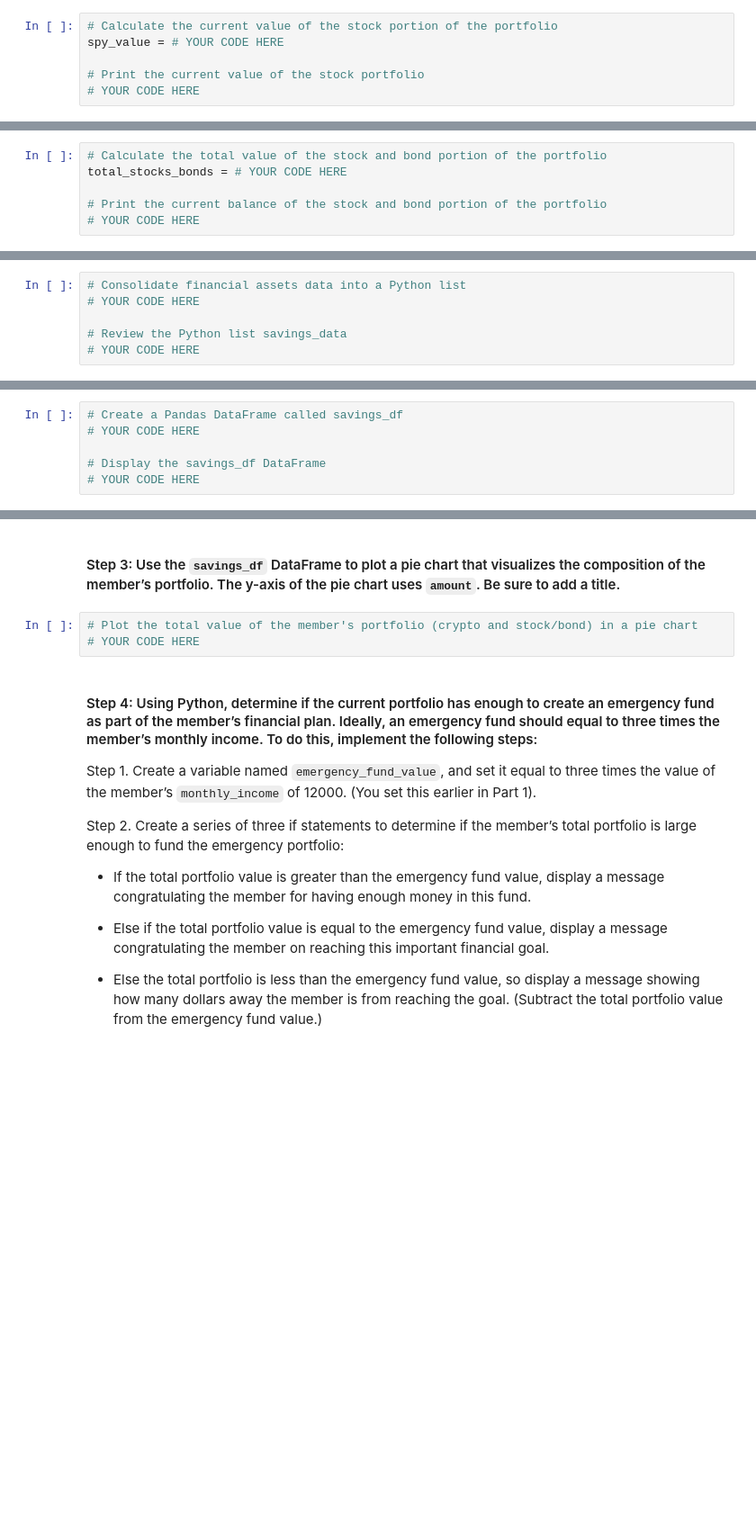
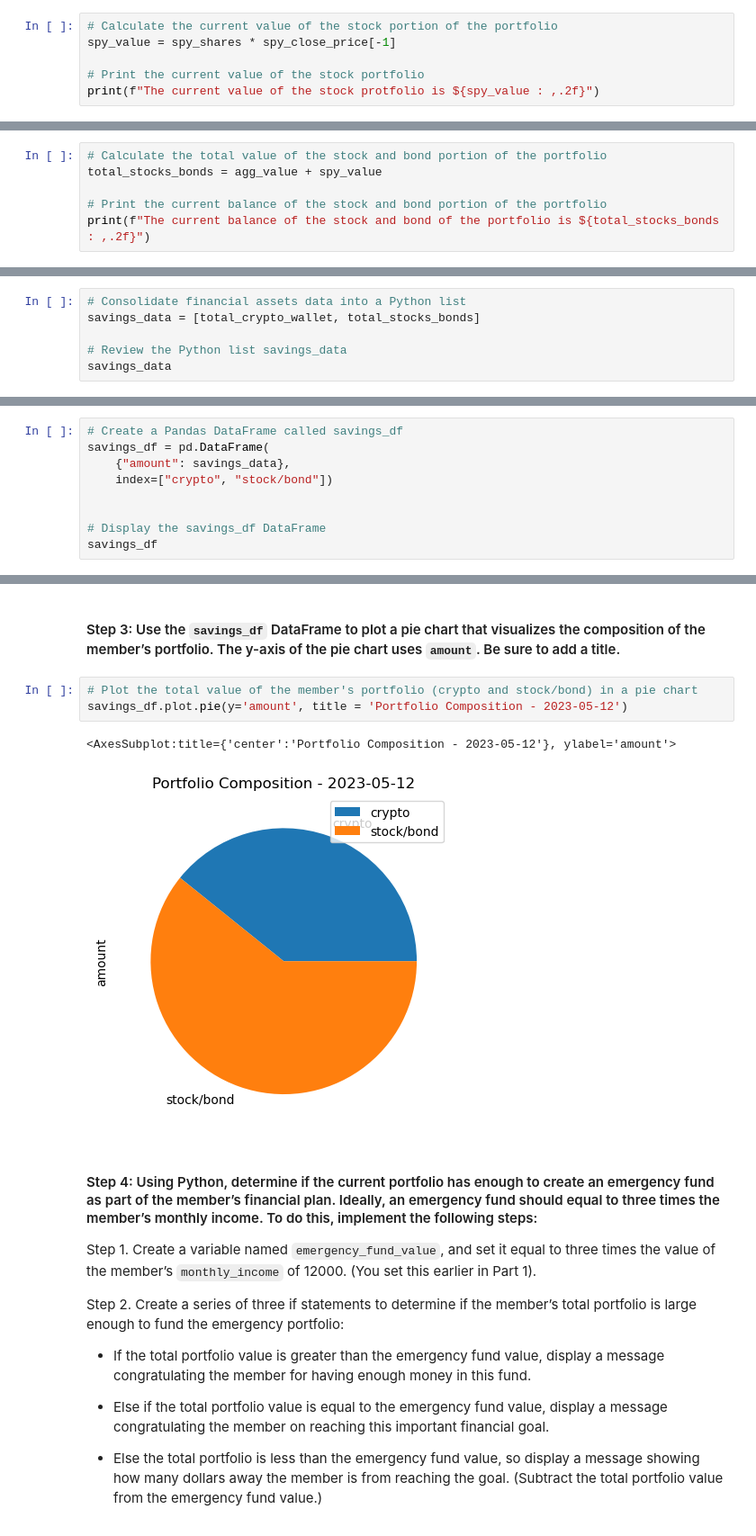
Before and after one commit to alexnovis1/Columbia_Module_5, a Jupyter notebook: financial_planning_tools.ipynb, the cells around one changed output, grey strips where cells are left out. Shown: that part at 90% size. Drawn from its saved outputs; the diff is of its cells as text; blank space fills up the shorter version.

```diff
--- a/financial_planning_tools.ipynb
+++ b/financial_planning_tools.ipynb
@@ -256,6 +292,6 @@ agg_value = # YOUR CODE HERE
 # %%
 # Calculate the current value of the stock portion of the portfolio
-spy_value = # YOUR CODE HERE
+spy_value = spy_shares * spy_close_price[-1]
 
 # Print the current value of the stock portfolio
-# YOUR CODE HERE
+print(f"The current value of the stock protfolio is ${spy_value : ,.2f}")
@@ -262,6 +300,6 @@ spy_value = # YOUR CODE HERE
 # %%
 # Calculate the total value of the stock and bond portion of the portfolio
-total_stocks_bonds = # YOUR CODE HERE
+total_stocks_bonds = agg_value + spy_value
 
 # Print the current balance of the stock and bond portion of the portfolio
-# YOUR CODE HERE
+print(f"The current balance of the stock and bond of the portfolio is ${total_stocks_bonds : ,.2f}")
@@ -304,7 +346,7 @@ In this section, you’ll use the valuations for the cryptocurrency wallet and f
 #### Step 1: Create a Python list named `savings_data` that has two elements. The first element contains the total value of the cryptocurrency wallet. The second element contains the total value of the stock and bond portions of the portfolio.
 # %%
 # Consolidate financial assets data into a Python list
-# YOUR CODE HERE
+savings_data = [total_crypto_wallet, total_stocks_bonds]
 
 # Review the Python list savings_data
-# YOUR CODE HERE
+savings_data
@@ -318,7 +362,10 @@ In this section, you’ll use the valuations for the cryptocurrency wallet and f
 - `index`: Set this parameter equal to a Python list with the values of `crypto` and `stock/bond`.
 # %%
 # Create a Pandas DataFrame called savings_df
-# YOUR CODE HERE
+savings_df = pd.DataFrame(
+    {"amount": savings_data},
+    index=["crypto", "stock/bond"])
+
 
 # Display the savings_df DataFrame
-# YOUR CODE HERE
+savings_df
@@ -326,7 +377,10 @@ In this section, you’ll use the valuations for the cryptocurrency wallet and f
 #### Step 3: Use the `savings_df` DataFrame to plot a pie chart that visualizes the composition of the member’s portfolio. The y-axis of the pie chart uses `amount`. Be sure to add a title.
 # %%
 # Plot the total value of the member's portfolio (crypto and stock/bond) in a pie chart
-# YOUR CODE HERE
+savings_df.plot.pie(y='amount', title = 'Portfolio Composition - 2023-05-12')
+# %% [output]
+<AxesSubplot:title={'center':'Portfolio Composition - 2023-05-12'}, ylabel='amount'>
+[figure, added]
 # %% [markdown]
 #### Step 4: Using Python, determine if the current portfolio has enough to create an emergency fund as part of the member’s financial plan. Ideally, an emergency fund should equal to three times the member’s monthly income. To do this, implement the following steps:
 
```
Also changed, not shown: parts of 30 cells of this notebook.
